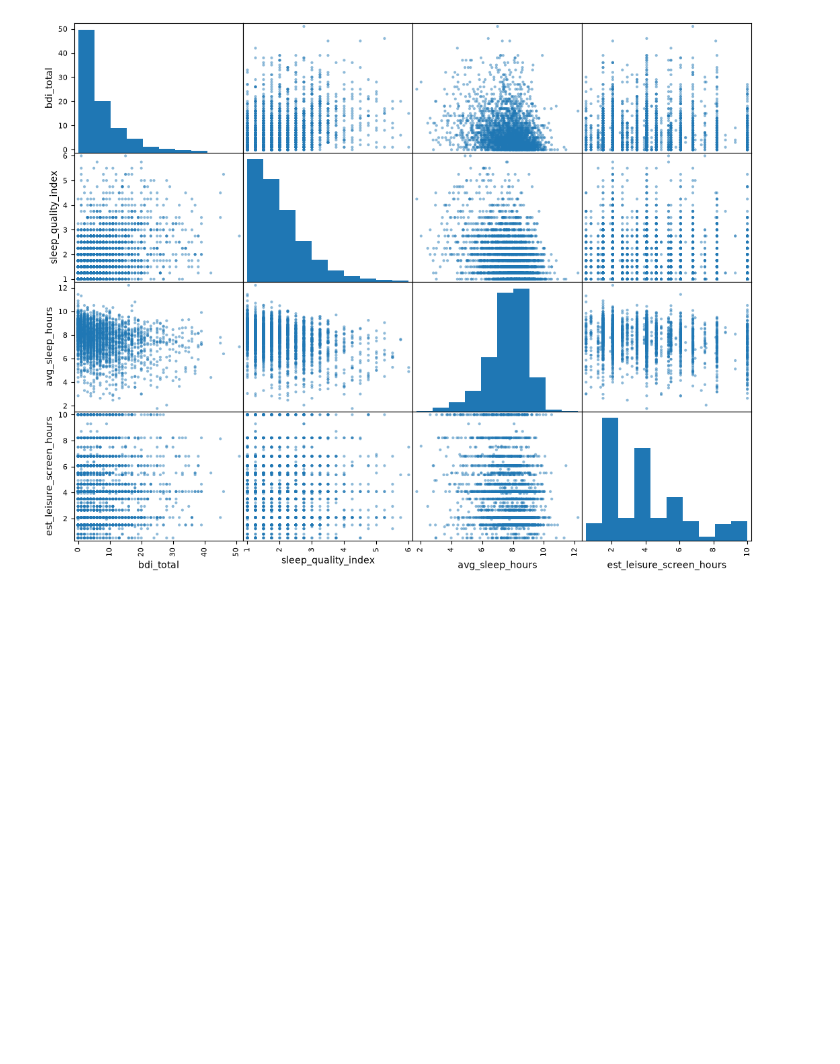
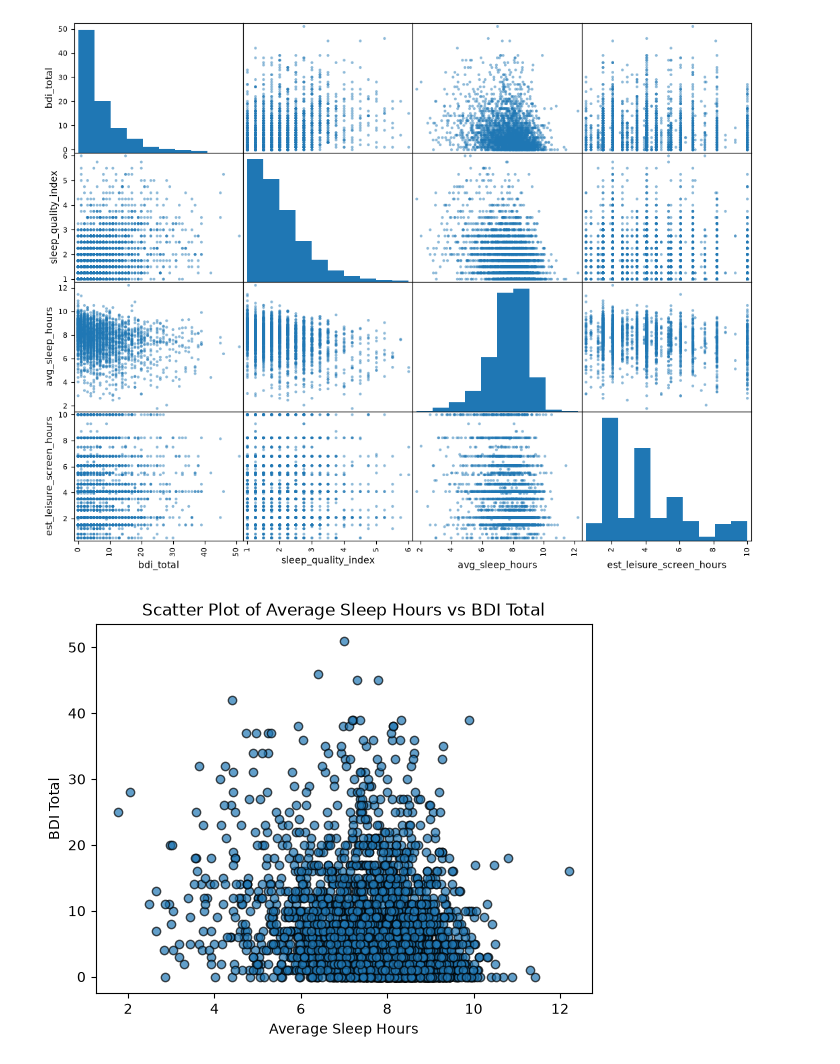
Before and after one commit to OscarWEdu/mlstackimp, a Jupyter notebook: eda/notebook.ipynb, the cells around one changed output. Cells and saved outputs as stored; diff of their text form; code cells hidden in the pictures; blank space fills up the shorter version.

```diff
--- a/eda/notebook.ipynb
+++ b/eda/notebook.ipynb
@@ -121,3 +122,11 @@ pd.plotting.scatter_matrix(train[attributes], figsize = (13, 10))
 plt.show()
 # %% [output]
 [figure]
+# %%
+plt.scatter(train['avg_sleep_hours'], train['bdi_total'], alpha = 0.7, edgecolor='k')
+plt.xlabel('Average Sleep Hours')
+plt.ylabel('BDI Total')
+plt.title('Scatter Plot of Average Sleep Hours vs BDI Total')
+plt.show()
+# %% [output]
+[figure, added]
```
Also changed, not shown: parts of 4 cells of this notebook.
